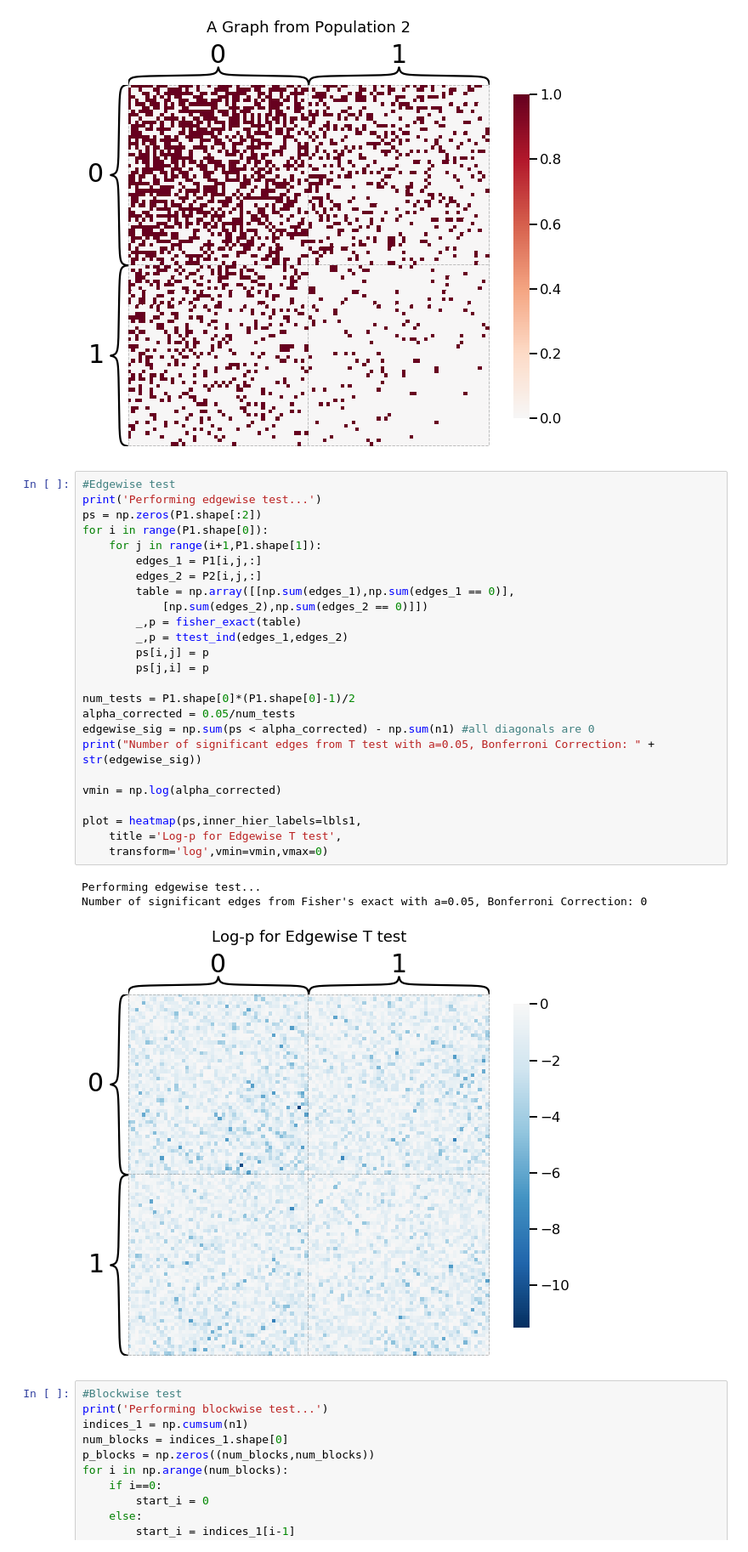
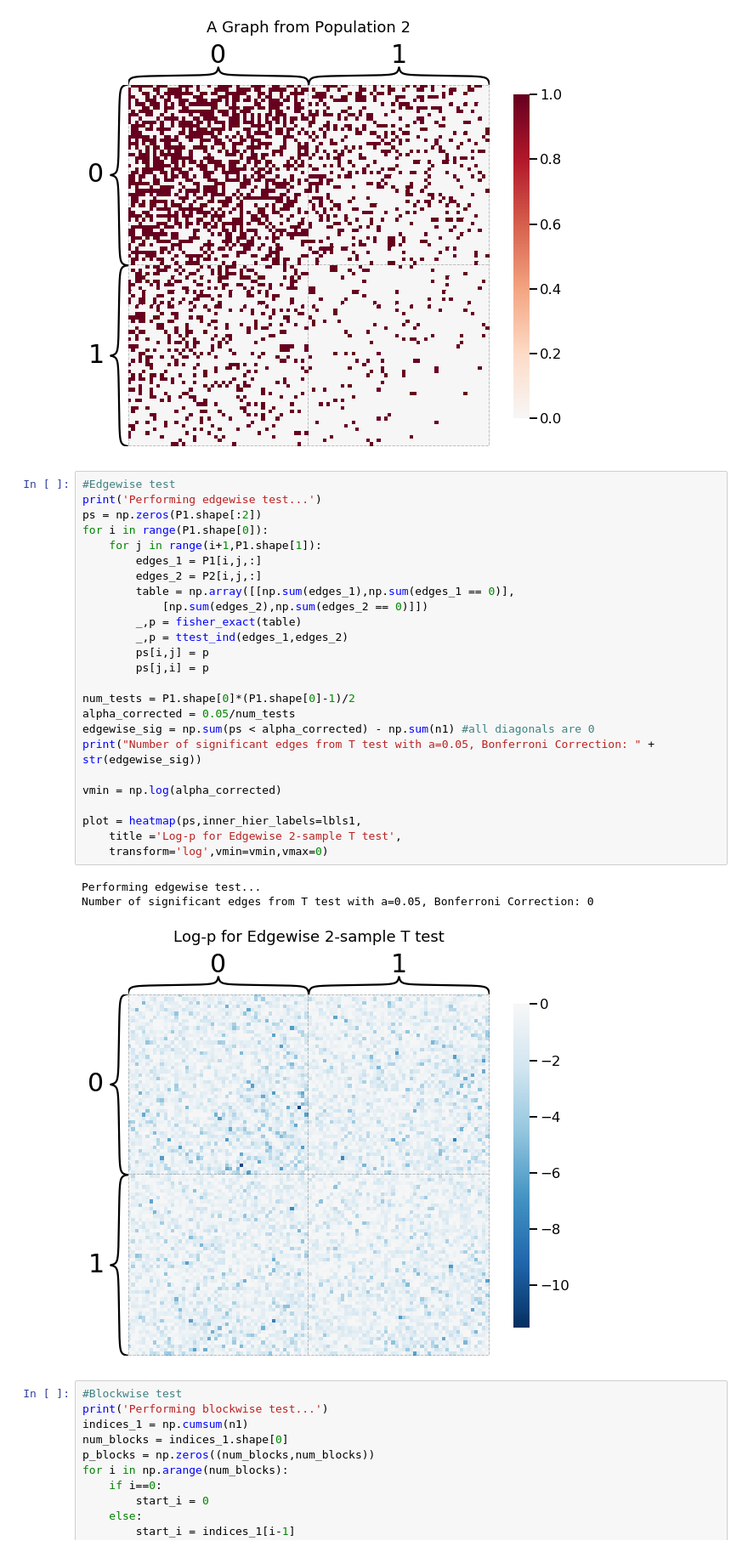
Before and after one commit to neurodata/dos_and_donts, a Jupyter notebook: experiments/experiment_8/experiment_8.ipynb, the cells around one changed output. Shown at 85% size. Saved outputs shown, nothing was run; the diff lists cells and outputs as text.

Commit message:
new edgewise image

```diff
--- a/experiments/experiment_8/experiment_8.ipynb
+++ b/experiments/experiment_8/experiment_8.ipynb
@@ -87,32 +87,32 @@ Sigma is 0.03
 # %%
 #Edgewise test
 print('Performing edgewise test...')
 ps = np.zeros(P1.shape[:2])
 for i in range(P1.shape[0]):
     for j in range(i+1,P1.shape[1]):
         edges_1 = P1[i,j,:]
         edges_2 = P2[i,j,:]
         table = np.array([[np.sum(edges_1),np.sum(edges_1 == 0)],
             [np.sum(edges_2),np.sum(edges_2 == 0)]])
         _,p = fisher_exact(table)
         _,p = ttest_ind(edges_1,edges_2)
         ps[i,j] = p
         ps[j,i] = p
 
 num_tests = P1.shape[0]*(P1.shape[0]-1)/2
 alpha_corrected = 0.05/num_tests
 edgewise_sig = np.sum(ps < alpha_corrected) - np.sum(n1) #all diagonals are 0
 print("Number of significant edges from T test with a=0.05, Bonferroni Correction: " + str(edgewise_sig))
 
 vmin = np.log(alpha_corrected)
 
 plot = heatmap(ps,inner_hier_labels=lbls1,
-    title ='Log-p for Edgewise T test',
+    title ='Log-p for Edgewise 2-sample T test',
     transform='log',vmin=vmin,vmax=0)
 # %% [output]
 Performing edgewise test...
-Number of significant edges from Fisher's exact with a=0.05, Bonferroni Correction: 0
+Number of significant edges from T test with a=0.05, Bonferroni Correction: 0
-[figure, old version]
+[figure, new version]
 # %%
 #Blockwise test
 print('Performing blockwise test...')
```
Also changed, not shown: 1 other file.
